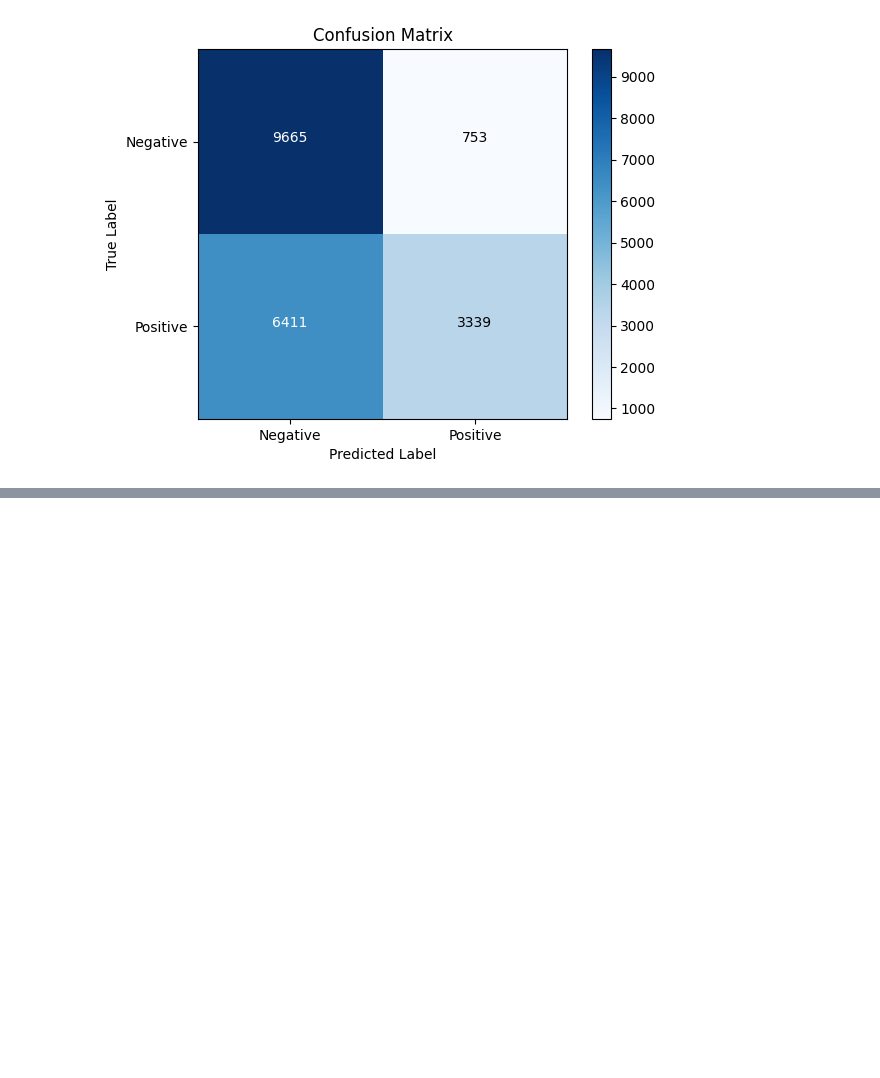
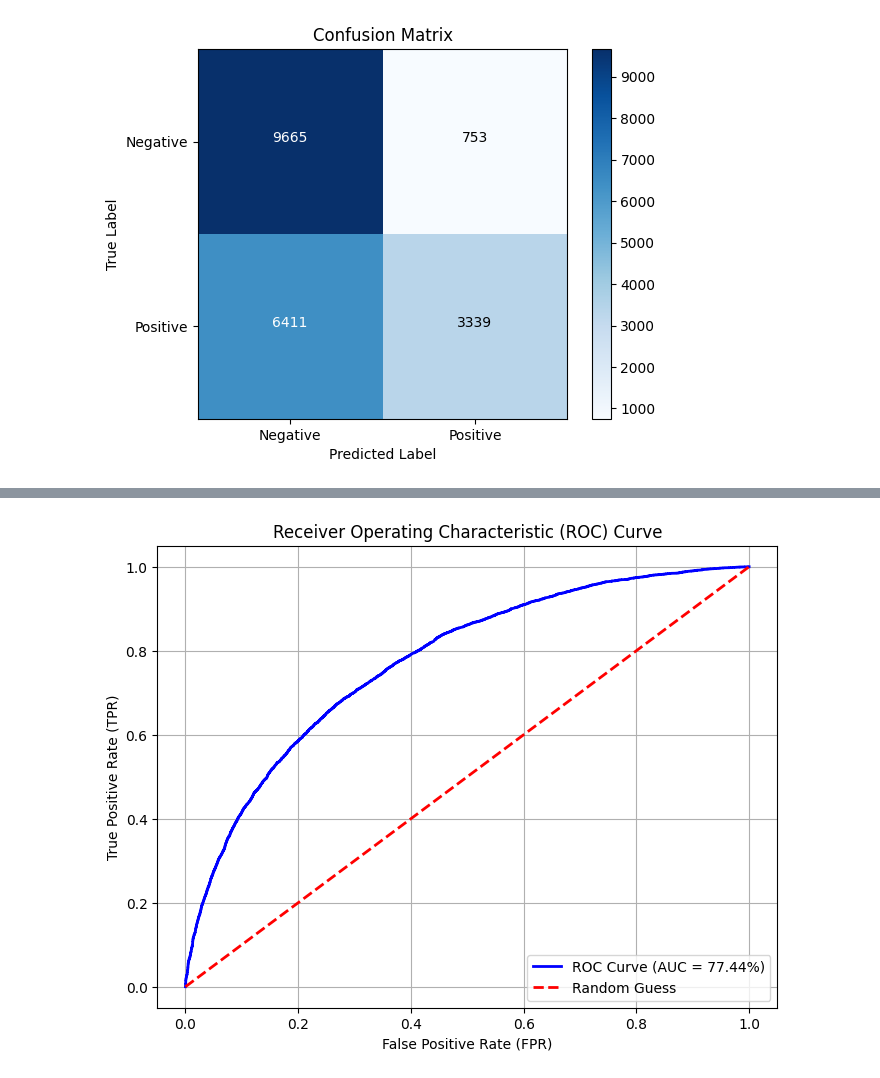
Before and after one commit to universalgithub/movie_recommendation_system, a Jupyter notebook: Accuracy_.ipynb, the cells around one changed output, grey strips where cells are left out. Drawn from its saved outputs; the diff is of its cells as text; code cells hidden in the pictures; blank space fills up the shorter version.

```diff
--- a/Accuracy_.ipynb
+++ b/Accuracy_.ipynb
@@ -834,3 +834,87 @@ Confusion Matrix:
 [[9665  753]
  [6411 3339]]
 [figure]
+# %%
+from sklearn.metrics import precision_score, recall_score, f1_score, roc_auc_score, roc_curve, confusion_matrix
+import matplotlib.pyplot as plt
+import numpy as np
+
+# Get the true ratings and predicted ratings from the test set
+true_ratings = [pred.r_ui for pred in predictions]
+predicted_ratings = [pred.est for pred in predictions]
+
+# Convert ratings to binary classification (e.g., ratings >= 4 are positive)
+true_labels = [1 if rating >= 4 else 0 for rating in true_ratings]
+predicted_labels = [1 if rating >= 4 else 0 for rating in predicted_ratings]
+
+# Calculate precision, recall, and F1-score
+precision = precision_score(true_labels, predicted_labels)
+recall = recall_score(true_labels, predicted_labels)
+f1 = f1_score(true_labels, predicted_labels)
+
+# Convert metrics to percentages
+precision_percent = precision * 100
+recall_percent = recall * 100
+f1_percent = f1 * 100
+
+print(f'Precision: {precision_percent:.2f}%')
+print(f'Recall: {recall_percent:.2f}%')
+print(f'F1-Score: {f1_percent:.2f}%')
+
+# Calculate AUC-ROC
+auc_roc = roc_auc_score(true_labels, predicted_ratings)
+auc_roc_percent = auc_roc * 100
+print(f'AUC-ROC: {auc_roc_percent:.2f}%')
+
+# Compute ROC curve (FPR, TPR, thresholds)
+fpr, tpr, thresholds = roc_curve(true_labels, predicted_ratings)
+
+# -------------------------------
+# Plot ROC Curve
+# -------------------------------
+plt.figure(figsize=(8, 6))
+plt.plot(fpr, tpr, color='blue', lw=2, label=f'ROC Curve (AUC = {auc_roc_percent:.2f}%)')
+plt.plot([0, 1], [0, 1], color='red', linestyle='--', lw=2, label='Random Guess')
+plt.xlabel('False Positive Rate (FPR)')
+plt.ylabel('True Positive Rate (TPR)')
+plt.title('Receiver Operating Characteristic (ROC) Curve')
+plt.legend(loc='lower right')
+plt.grid(True)
+plt.show()
+
+# -------------------------------
+# Plot AUC Curve (Shaded Area Under ROC Curve)
+# -------------------------------
+plt.figure(figsize=(8, 6))
+plt.plot(fpr, tpr, color='blue', lw=2, label=f'ROC Curve (AUC = {auc_roc_percent:.2f}%)')
+plt.fill_between(fpr, tpr, color='lightblue', alpha=0.5, label='AUC Area')
+plt.plot([0, 1], [0, 1], color='red', linestyle='--', lw=2, label='Random Guess')
+plt.xlabel('False Positive Rate (FPR)')
+plt.ylabel('True Positive Rate (TPR)')
+plt.title('Area Under the Curve (AUC)')
+plt.legend(loc='lower right')
+plt.grid(True)
+plt.show()
+
+# -------------------------------
+# Confusion Matrix
+# -------------------------------
+conf_matrix = confusion_matrix(true_labels, predicted_labels)
+print('Confusion Matrix:')
+print(conf_matrix)
+
+# Plot confusion matrix
+plt.figure(figsize=(6, 6))
+plt.imshow(conf_matrix, cmap=plt.cm.Blues, interpolation='nearest')
+plt.title('Confusion Matrix')
+plt.colorbar()
+tick_marks = [0, 1]
+plt.xticks(tick_marks, ['Negative', 'Positive'])
+plt.yticks(tick_marks, ['Negative', 'Positive'])
+plt.xlabel('Predicted Label')
+plt.ylabel('True Label')
+for i in range(2):
+    for j in range(2):
+        plt.text(j, i, conf_matrix[i, j], horizontalalignment='center', color='white' if conf_matrix[i, j] > conf_matrix.max() / 2 else 'black')
+plt.show()
+# %% [output]
@@ -836,0 +925 @@ Confusion Matrix:
+[figure, added]
```
Also changed, not shown: parts of 1 cell of this notebook.
